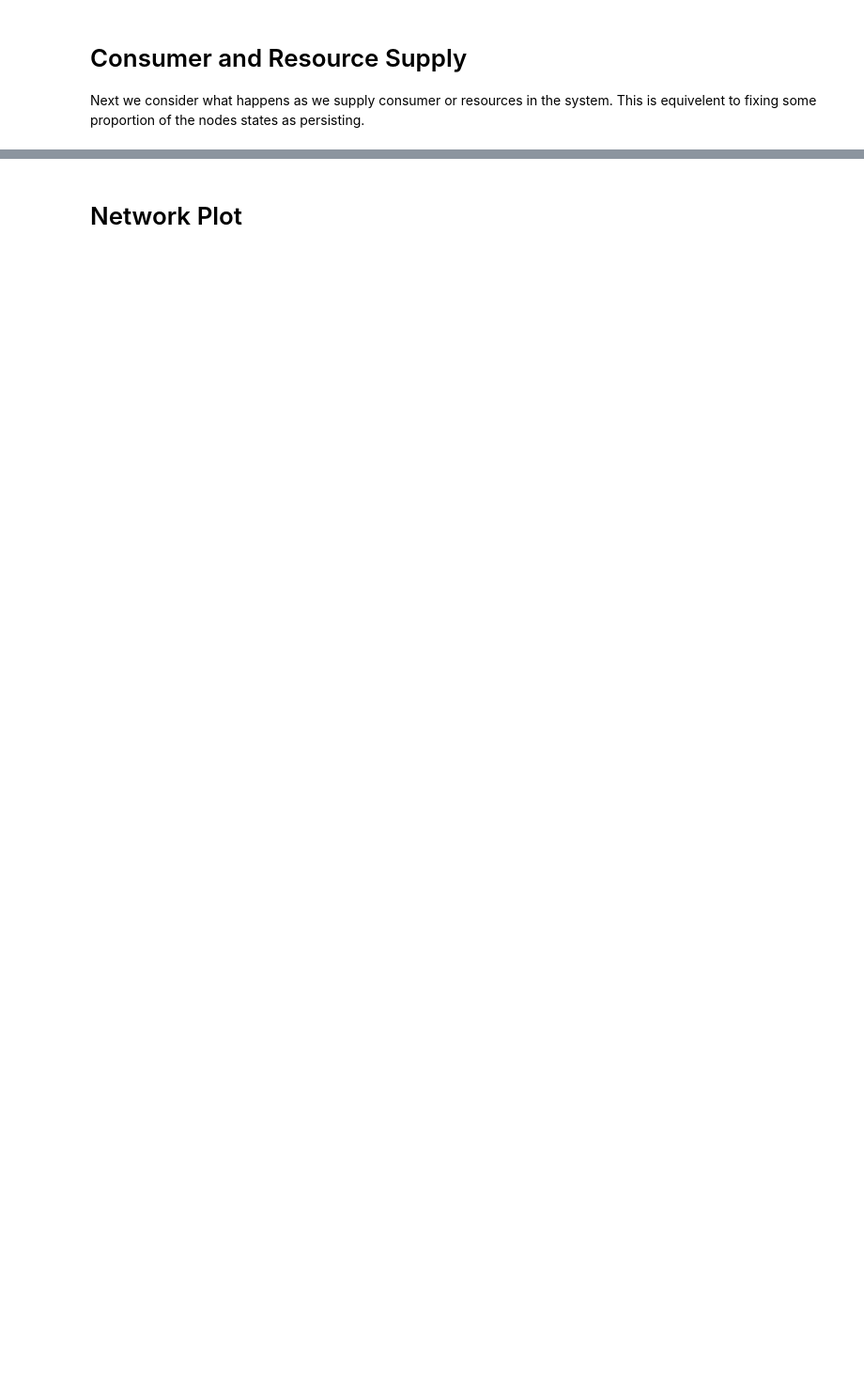
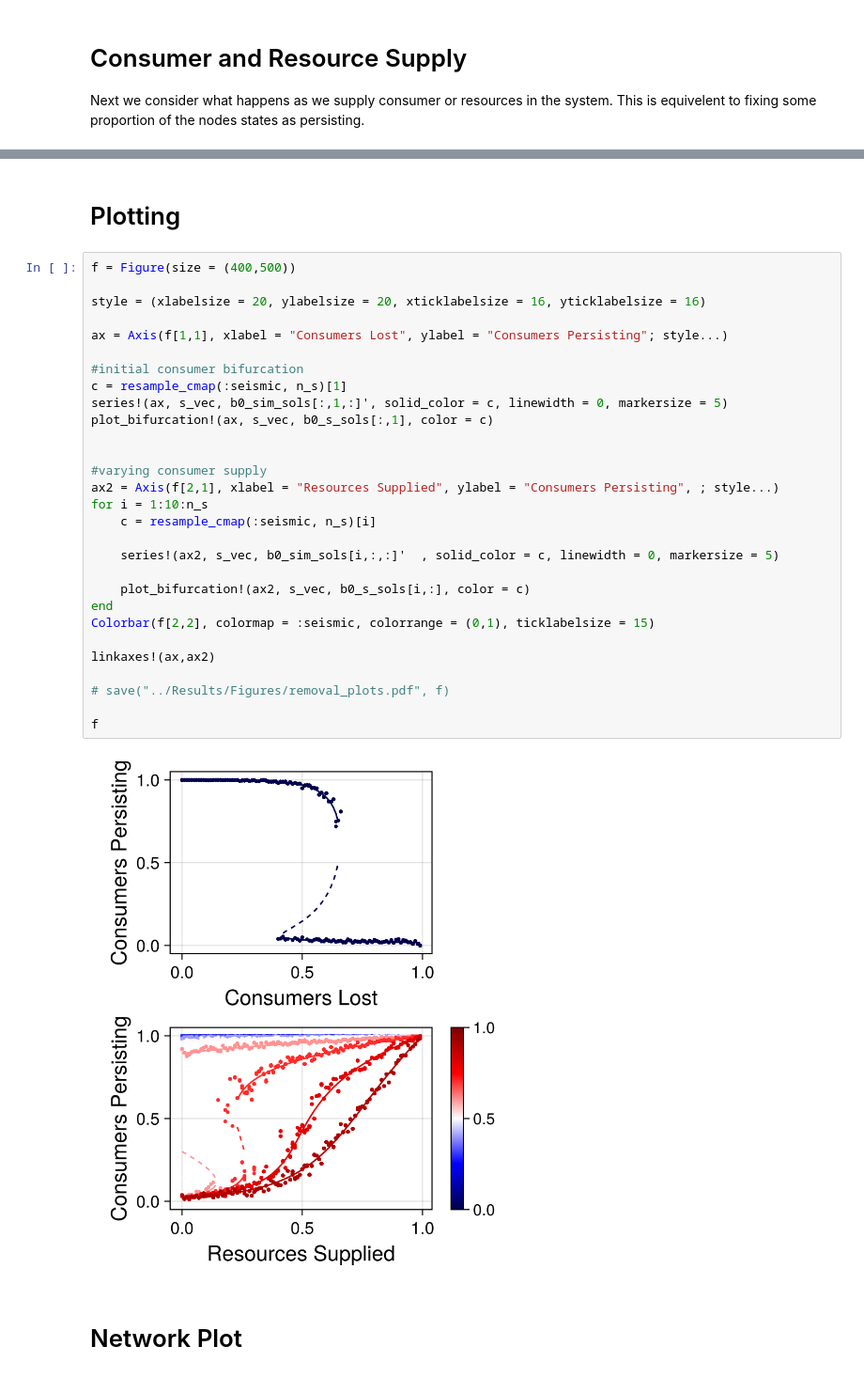
Before and after one commit to CleggTom/MiNet, a Jupyter notebook: Notebooks/Main.ipynb, the cells around one changed output, grey strips where cells are left out. Shown at 94% size. Cells and saved outputs as stored; diff of their text form; blank space fills up the shorter version.

```diff
--- a/Notebooks/Main.ipynb
+++ b/Notebooks/Main.ipynb
@@ -724,3 +474,36 @@ f
+# %% [markdown]
+# Plotting
+# %%
+f = Figure(size = (400,500))
+
+style = (xlabelsize = 20, ylabelsize = 20, xticklabelsize = 16, yticklabelsize = 16)
+
+ax = Axis(f[1,1], xlabel = "Consumers Lost", ylabel = "Consumers Persisting"; style...)
+
+#initial consumer bifurcation
+c = resample_cmap(:seismic, n_s)[1]
+series!(ax, s_vec, b0_sim_sols[:,1,:]', solid_color = c, linewidth = 0, markersize = 5)
+plot_bifurcation!(ax, s_vec, b0_s_sols[:,1], color = c)
+
+
+#varying consumer supply
+ax2 = Axis(f[2,1], xlabel = "Resources Supplied", ylabel = "Consumers Persisting", ; style...)
+for i = 1:10:n_s
+    c = resample_cmap(:seismic, n_s)[i]
+
+    series!(ax2, s_vec, b0_sim_sols[i,:,:]'  , solid_color = c, linewidth = 0, markersize = 5)
+
+    plot_bifurcation!(ax2, s_vec, b0_s_sols[i,:], color = c)
+end
+Colorbar(f[2,2], colormap = :seismic, colorrange = (0,1), ticklabelsize = 15)
+
+linkaxes!(ax,ax2)
+
+# save("../Results/Figures/removal_plots.pdf", f)
+
+f
+# %% [output]
+[figure, added]
 # %% [markdown]
 # Network Plot
 # %%
```
Also changed, not shown: parts of 75 cells of this notebook, 5 other files.
